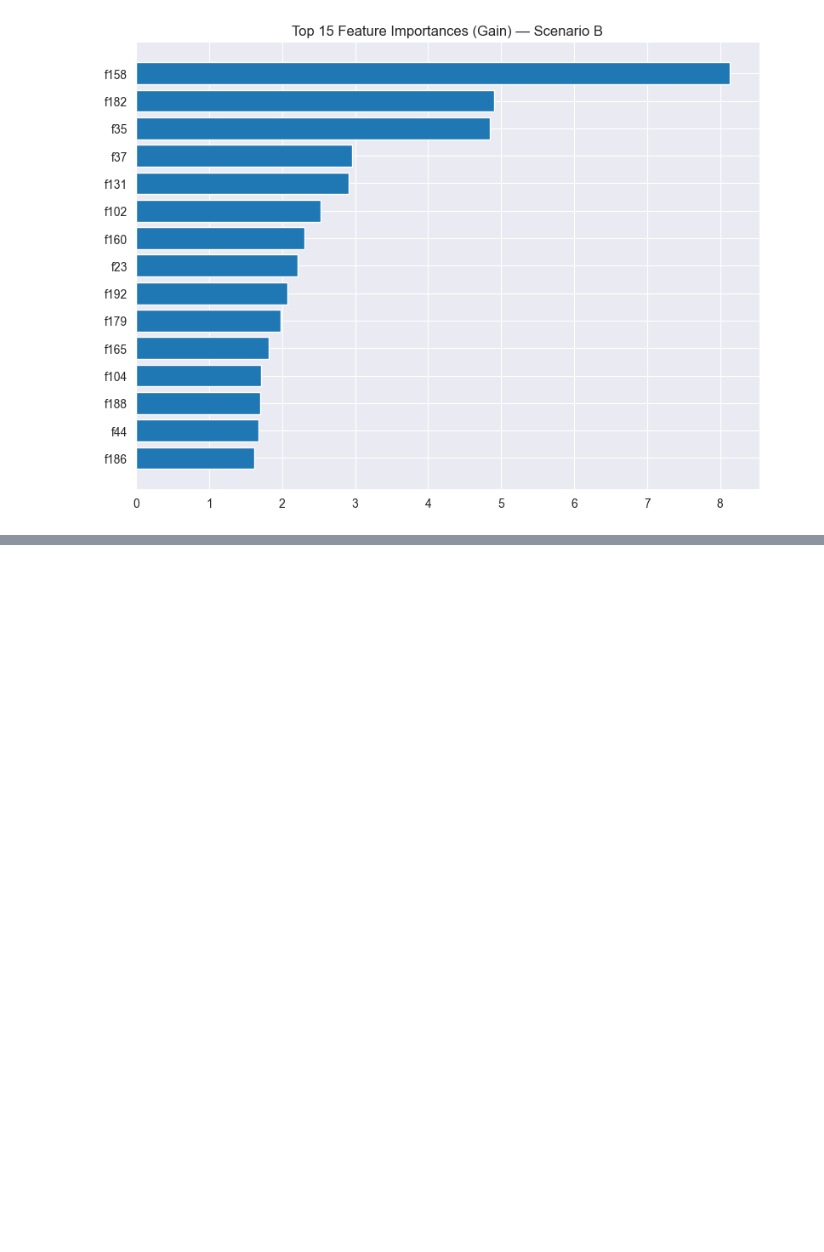
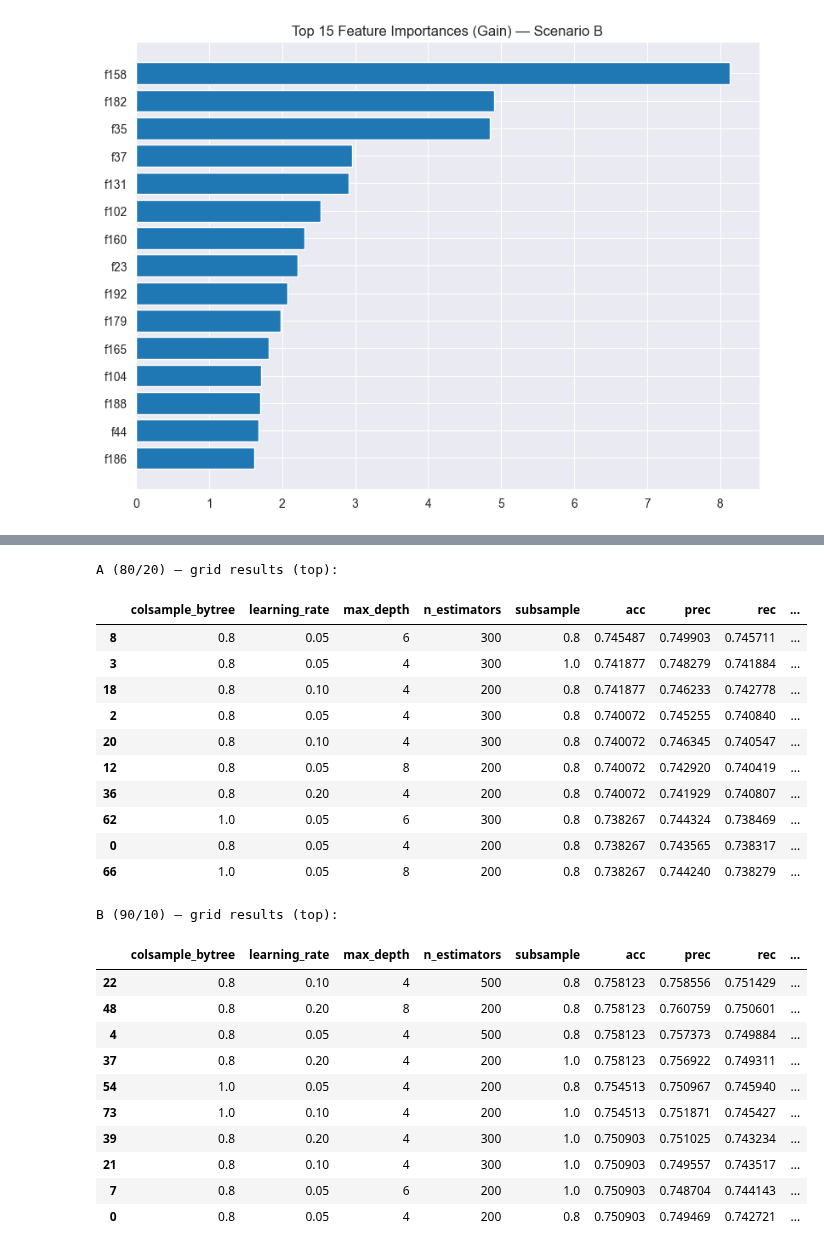
Before and after one commit to MalinaDumitrescu/ML_Projects, a Jupyter notebook: Lab1_ML/test.ipynb, the cells around one changed output, grey strips where cells are left out. Saved outputs shown, nothing was run; the diff lists cells and outputs as text; code cells hidden in the pictures; blank space fills up the shorter version.

```diff
--- a/Lab1_ML/test.ipynb
+++ b/Lab1_ML/test.ipynb
@@ -1021,7 +1022,7 @@ from sklearn.compose import ColumnTransformer
 from sklearn.preprocessing import OneHotEncoder
 
 def make_preprocessor(X_train: pd.DataFrame):
-    obj_cols = X_train.select_dtypes(include=["object"]).columns.tolist()
+    obj_cols = X_train.select_dtypes(include=["object", "string"]).columns.tolist()
     num_cols = [c for c in X_train.columns if c not in obj_cols]
 
     if obj_cols:
@@ -1044,12 +1045,20 @@ def make_preprocessor(X_train: pd.DataFrame):
     return pre
 
 def fit_transform_splits(X_train, X_test):
-    pre = make_preprocessor(X_train)
-    Xtr = pre.fit_transform(X_train)
-    Xte = pre.transform(X_test)
-    # feature names in the transformed matrix
+    Xtr = X_train.copy()
+    Xte = X_test.copy()
+
+    obj_cols = Xtr.select_dtypes(include=["object", "string"]).columns
+    for c in obj_cols:
+        Xtr[c] = Xtr[c].astype(str)
+        if c in Xte.columns:
+            Xte[c] = Xte[c].astype(str)
+
+    pre = make_preprocessor(Xtr)
+    Xtr_m = pre.fit_transform(Xtr)
+    Xte_m = pre.transform(Xte)
     feat_names = pre.get_feature_names_out().tolist()
-    return Xtr, Xte, feat_names, pre
+    return Xtr_m, Xte_m, feat_names, pre
 
 # Scenario A
 XA_tr_m, XA_te_m, featA, preA = fit_transform_splits(XA_tr, XA_te)
@@ -1327,0 +1477,58 @@ impB = top_importance(model_B, featB, "Scenario B")
+# %%
+# Step 7 — Manual hyperparameter experiments (gridlite)
+from sklearn.model_selection import ParameterGrid
+
+def grid_search_quick(Xtr, ytr, Xte, yte, grid, base=BASE_PARAMS, tag="A"):
+    rows = []
+    for p in ParameterGrid(grid):
+        params = base.copy(); params.update(p)
+        clf = XGBClassifier(**params)
+        clf.fit(Xtr, ytr)
+        yp = clf.predict(Xte)
+        rows.append({
+            **p,
+            "acc":  accuracy_score(yte, yp),
+            "prec": precision_score(yte, yp, average="macro"),
+            "rec":  recall_score(yte, yp, average="macro"),
+            "f1":   f1_score(yte, yp, average="macro"),
+        })
+    df = pd.DataFrame(rows).sort_values("f1", ascending=False)
+    print(f"\n{tag} — grid results (top):")
+    display(df.head(10))
+    return df
+
+grid = {
+    "max_depth": [4, 6, 8],
+    "learning_rate": [0.05, 0.1, 0.2],
+    "subsample": [0.8, 1.0],
+    "colsample_bytree": [0.8, 1.0],
+    "n_estimators": [200, 300, 500],
+}
+
+dfA_grid = grid_search_quick(XA_tr, yA_tr, XA_te, yA_te, grid, BASE_PARAMS, tag="A (80/20)")
+dfB_grid = grid_search_quick(XB_tr, yB_tr, XB_te, yB_te, grid, BASE_PARAMS, tag="B (90/10)")
+# %% [output]
+A (80/20) — grid results (top):
+|  | colsample_bytree | learning_rate | max_depth | n_estimators | subsample | acc | prec | rec | ... |
+| 8 | 0.8 | 0.05 | 6 | 300 | 0.8 | 0.745487 | 0.749903 | 0.745711 | ... |
+| 3 | 0.8 | 0.05 | 4 | 300 | 1.0 | 0.741877 | 0.748279 | 0.741884 | ... |
+| 18 | 0.8 | 0.10 | 4 | 200 | 0.8 | 0.741877 | 0.746233 | 0.742778 | ... |
+| 2 | 0.8 | 0.05 | 4 | 300 | 0.8 | 0.740072 | 0.745255 | 0.740840 | ... |
+| 20 | 0.8 | 0.10 | 4 | 300 | 0.8 | 0.740072 | 0.746345 | 0.740547 | ... |
+| 12 | 0.8 | 0.05 | 8 | 200 | 0.8 | 0.740072 | 0.742920 | 0.740419 | ... |
+| 36 | 0.8 | 0.20 | 4 | 200 | 0.8 | 0.740072 | 0.741929 | 0.740807 | ... |
+| 62 | 1.0 | 0.05 | 6 | 300 | 0.8 | 0.738267 | 0.744324 | 0.738469 | ... |
+| 0 | 0.8 | 0.05 | 4 | 200 | 0.8 | 0.738267 | 0.743565 | 0.738317 | ... |
+| 66 | 1.0 | 0.05 | 8 | 200 | 0.8 | 0.738267 | 0.744240 | 0.738279 | ... |
+B (90/10) — grid results (top):
+|  | colsample_bytree | learning_rate | max_depth | n_estimators | subsample | acc | prec | rec | ... |
+| 22 | 0.8 | 0.10 | 4 | 500 | 0.8 | 0.758123 | 0.758556 | 0.751429 | ... |
+| 48 | 0.8 | 0.20 | 8 | 200 | 0.8 | 0.758123 | 0.760759 | 0.750601 | ... |
+| 4 | 0.8 | 0.05 | 4 | 500 | 0.8 | 0.758123 | 0.757373 | 0.749884 | ... |
+| 37 | 0.8 | 0.20 | 4 | 200 | 1.0 | 0.758123 | 0.756922 | 0.749311 | ... |
+| 54 | 1.0 | 0.05 | 4 | 200 | 0.8 | 0.754513 | 0.750967 | 0.745940 | ... |
+| 73 | 1.0 | 0.10 | 4 | 200 | 1.0 | 0.754513 | 0.751871 | 0.745427 | ... |
+| 39 | 0.8 | 0.20 | 4 | 300 | 1.0 | 0.750903 | 0.751025 | 0.743234 | ... |
+| 21 | 0.8 | 0.10 | 4 | 300 | 1.0 | 0.750903 | 0.749557 | 0.743517 | ... |
+| 7 | 0.8 | 0.05 | 6 | 200 | 1.0 | 0.750903 | 0.748704 | 0.744143 | ... |
+| 0 | 0.8 | 0.05 | 4 | 200 | 0.8 | 0.750903 | 0.749469 | 0.742721 | ... |
```
Also changed, not shown: parts of 3 cells of this notebook.
